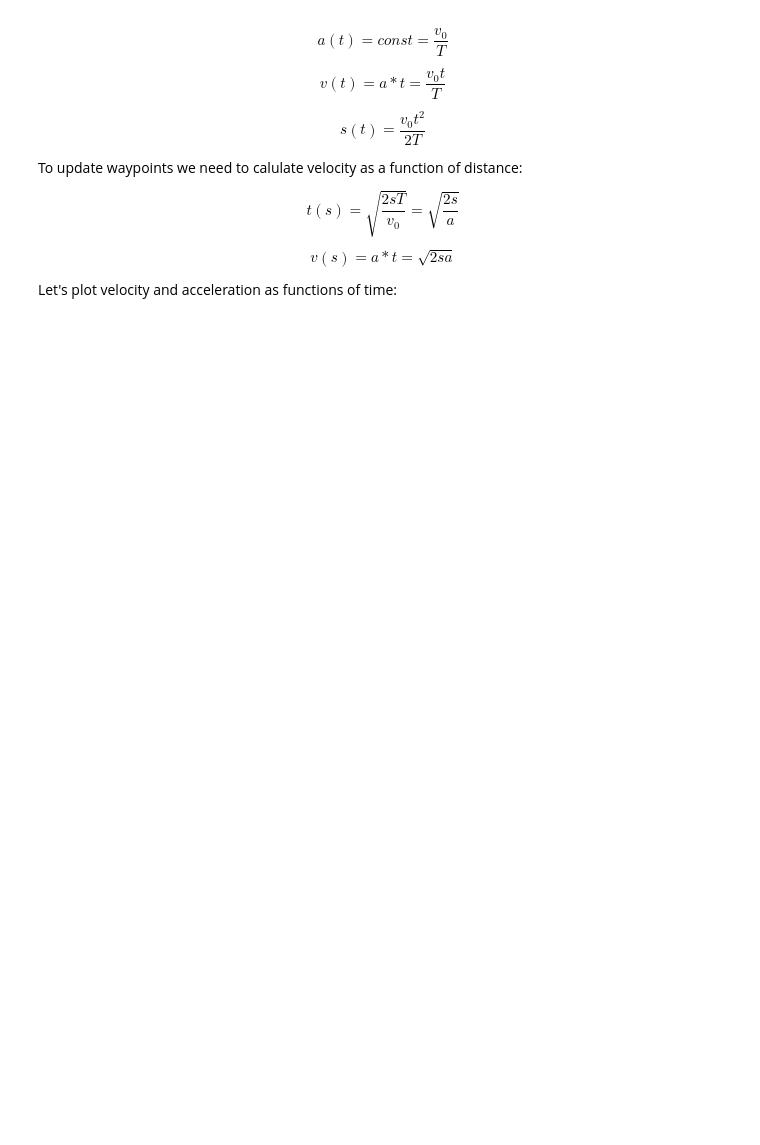
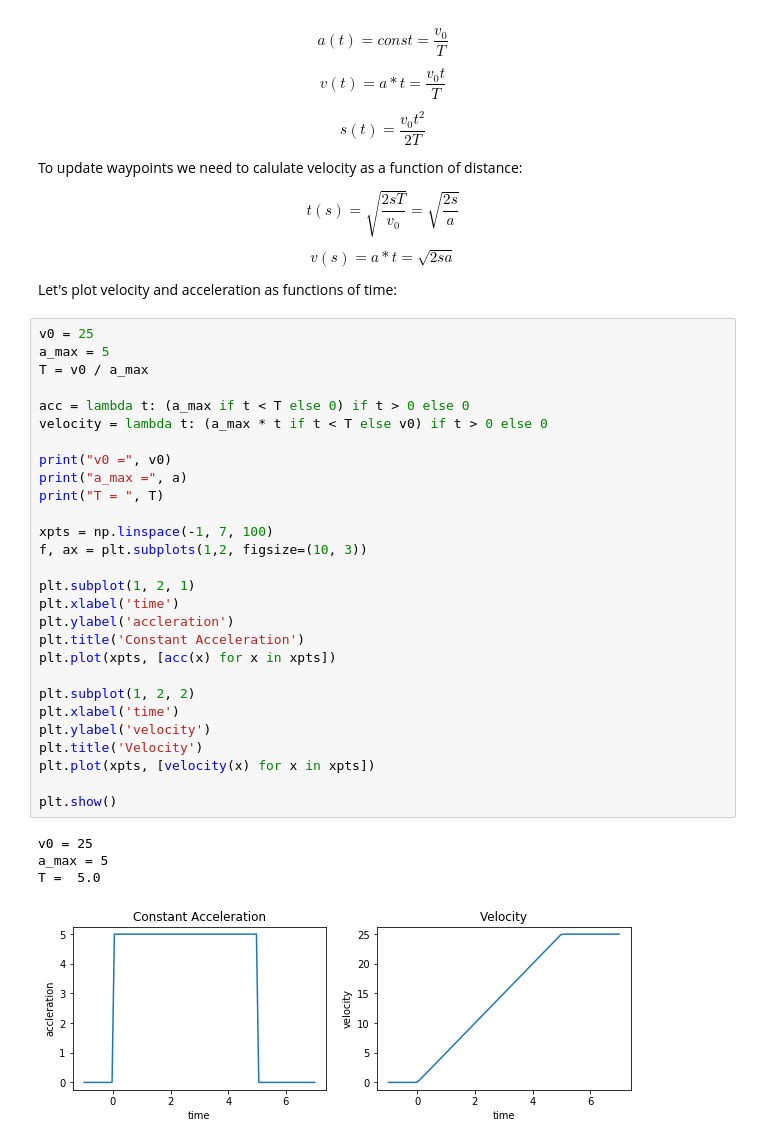
Before and after one commit to cazacov/traffic-light-classificator, a Jupyter notebook: classificator-opencv.ipynb, the cells around one changed output. Drawn from its saved outputs; the diff is of its cells as text; blank space fills up the shorter version.

```diff
--- a/classificator-opencv.ipynb
+++ b/classificator-opencv.ipynb
@@ -200,3 +207,36 @@ $$v(s) = a*t = \sqrt{2 s a}$$
 
 
 Let's plot velocity and acceleration as functions of time:
+# %%
+v0 = 25
+a_max = 5
+T = v0 / a_max
+
+acc = lambda t: (a_max if t < T else 0) if t > 0 else 0
+velocity = lambda t: (a_max * t if t < T else v0) if t > 0 else 0
+
+print("v0 =", v0)
+print("a_max =", a)
+print("T = ", T)
+
+xpts = np.linspace(-1, 7, 100)
+f, ax = plt.subplots(1,2, figsize=(10, 3))
+
+plt.subplot(1, 2, 1)
+plt.xlabel('time')
+plt.ylabel('accleration')
+plt.title('Constant Acceleration')
+plt.plot(xpts, [acc(x) for x in xpts])
+
+plt.subplot(1, 2, 2)
+plt.xlabel('time')
+plt.ylabel('velocity')
+plt.title('Velocity')
+plt.plot(xpts, [velocity(x) for x in xpts])
+
+plt.show()
+# %% [output]
+v0 = 25
+a_max = 5
+T =  5.0
+[figure, added]
```
Also changed, not shown: parts of 10 cells of this notebook, 2 other files.
